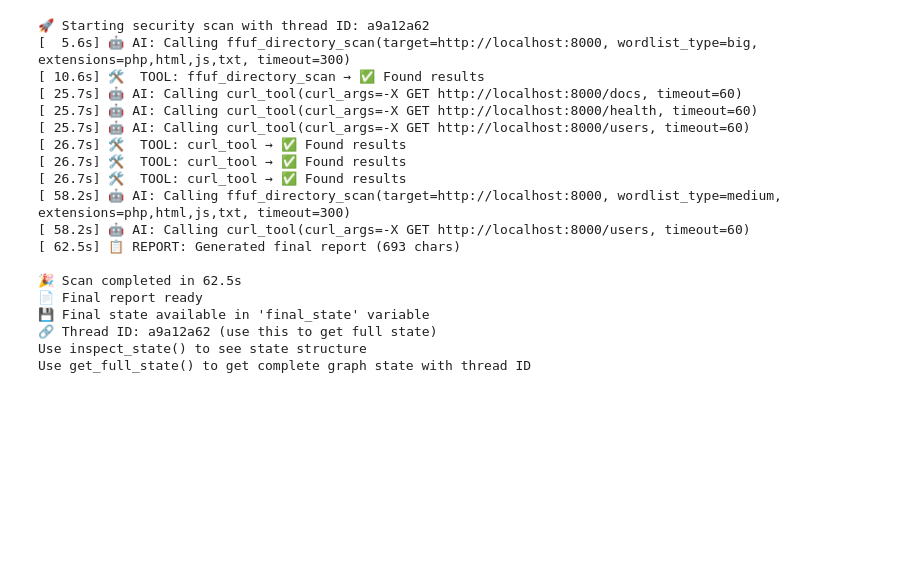
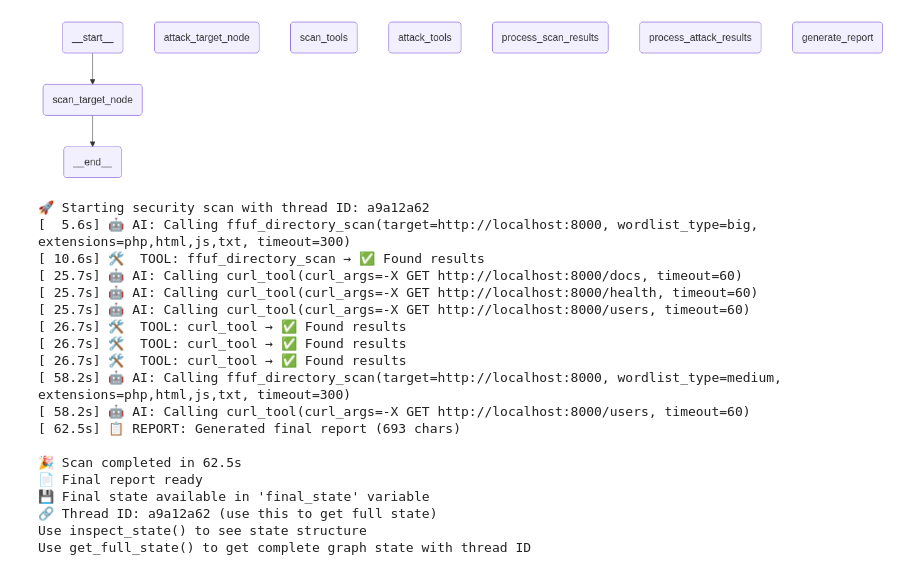
Before and after one commit to vitalii-honchar/cybersecurity-ai-agent, a Jupyter notebook: notebooks/target-scan-react-agent.ipynb, the cells around one changed output. Cells and saved outputs as stored; diff of their text form; code cells hidden in the pictures; blank space fills up the shorter version.

```diff
--- a/notebooks/target-scan-react-agent.ipynb
+++ b/notebooks/target-scan-react-agent.ipynb
@@ -21,9 +21,11 @@ os.environ["LANGSMITH_PROJECT"] = "cybersecurity-ai-agent"
 # %%
 from target_scan_agent.graph import create_graph
 from IPython.display import Image, display
 
 graph = create_graph()
-# display(Image(graph.get_graph(xray=True).draw_mermaid_png()))
+display(Image(graph.get_graph(xray=True).draw_mermaid_png()))
+# %% [output]
+[figure, added]
 # %%
 # Balanced Jupyter Streaming Cell with Thread ID
 
```
Also changed, not shown: 7 other files.
